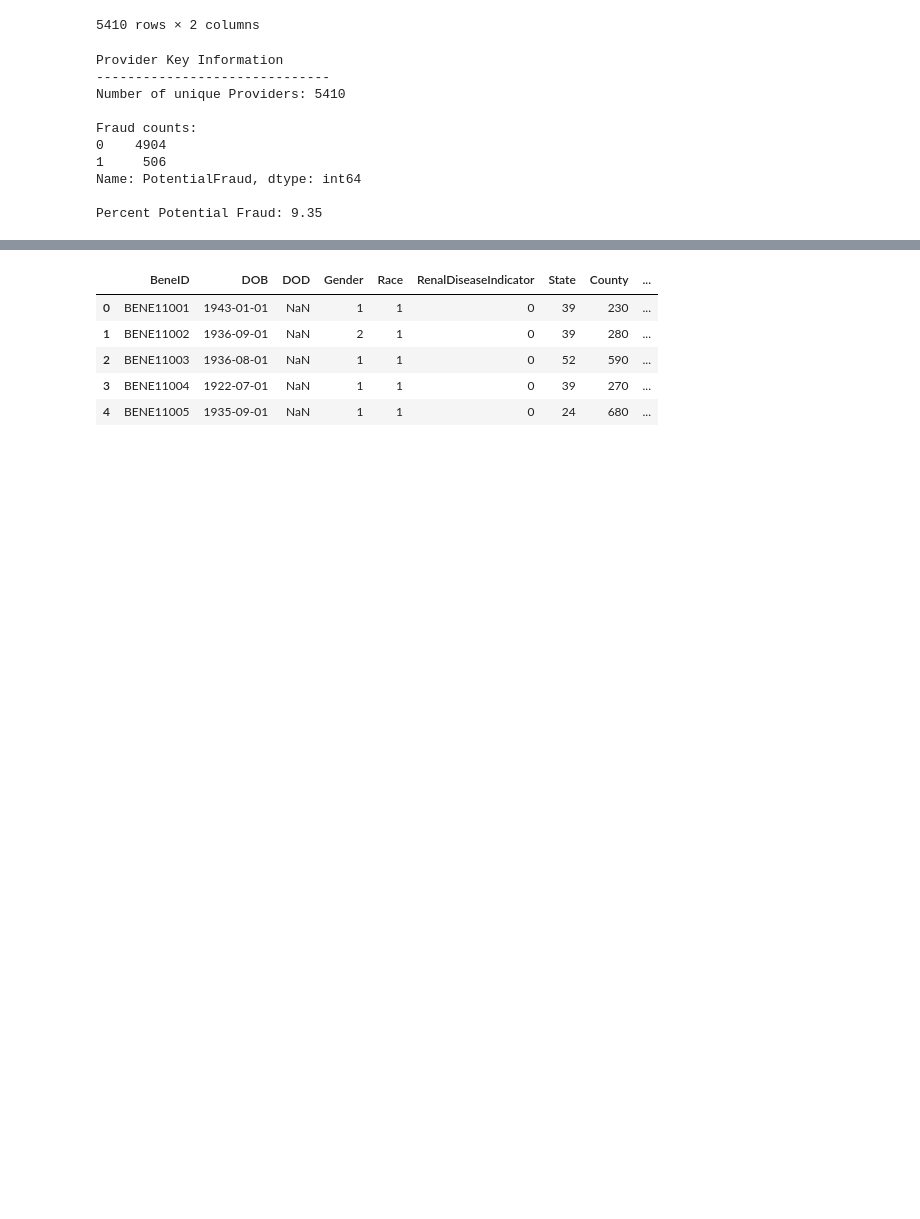
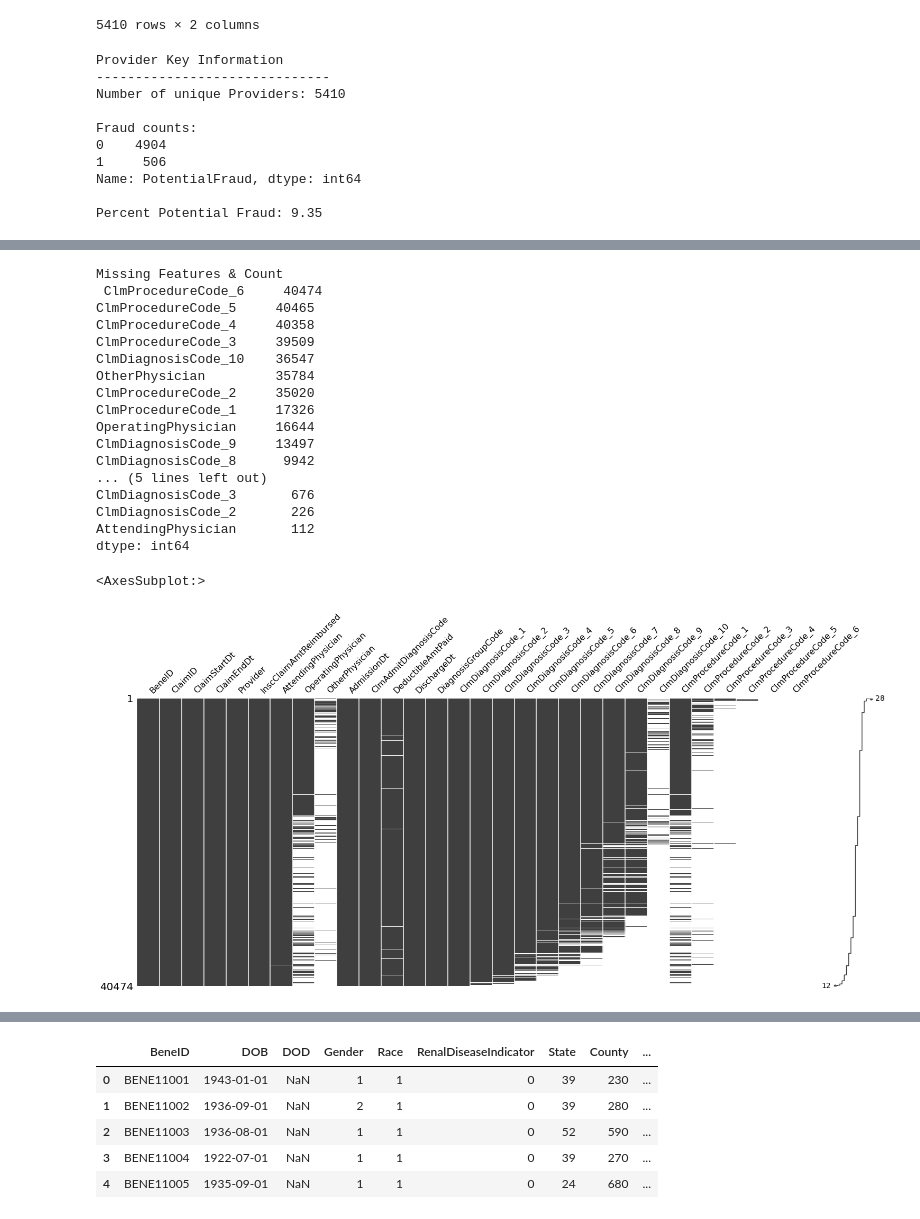
Before and after one commit to jwelch1123/healthcare_fraud_detection, a Jupyter notebook: healthcare_fraud.ipynb, the cells around one changed output, grey strips where cells are left out. Cells and saved outputs as stored; diff of their text form; code cells hidden in the pictures; blank space fills up the shorter version.

```diff
--- a/healthcare_fraud.ipynb
+++ b/healthcare_fraud.ipynb
@@ -115,0 +167,27 @@ Percent Potential Fraud: 9.35
+# %%
+missing = data_dict['Train_Inpatientdata'].isna().sum(axis=0).sort_values(ascending=False)
+print("Missing Features & Count\n",missing[missing!=0])
+fig = msno.matrix(msno.nullity_sort(data_dict['Train_Inpatientdata'],sort='descending'))
+fig_copy = fig.get_figure()
+fig_copy.savefig('./graphics/missing_inpat.png')
+fig
+# %% [output]
+Missing Features & Count
+ ClmProcedureCode_6     40474
+ClmProcedureCode_5     40465
+ClmProcedureCode_4     40358
+ClmProcedureCode_3     39509
+ClmDiagnosisCode_10    36547
+OtherPhysician         35784
+ClmProcedureCode_2     35020
+ClmProcedureCode_1     17326
+OperatingPhysician     16644
+ClmDiagnosisCode_9     13497
+ClmDiagnosisCode_8      9942
+... (5 lines left out)
+ClmDiagnosisCode_3       676
+ClmDiagnosisCode_2       226
+AttendingPhysician       112
+dtype: int64
+<AxesSubplot:>
+[figure, added]
```
Also changed, not shown: parts of 55 cells of this notebook, 7 other files.
